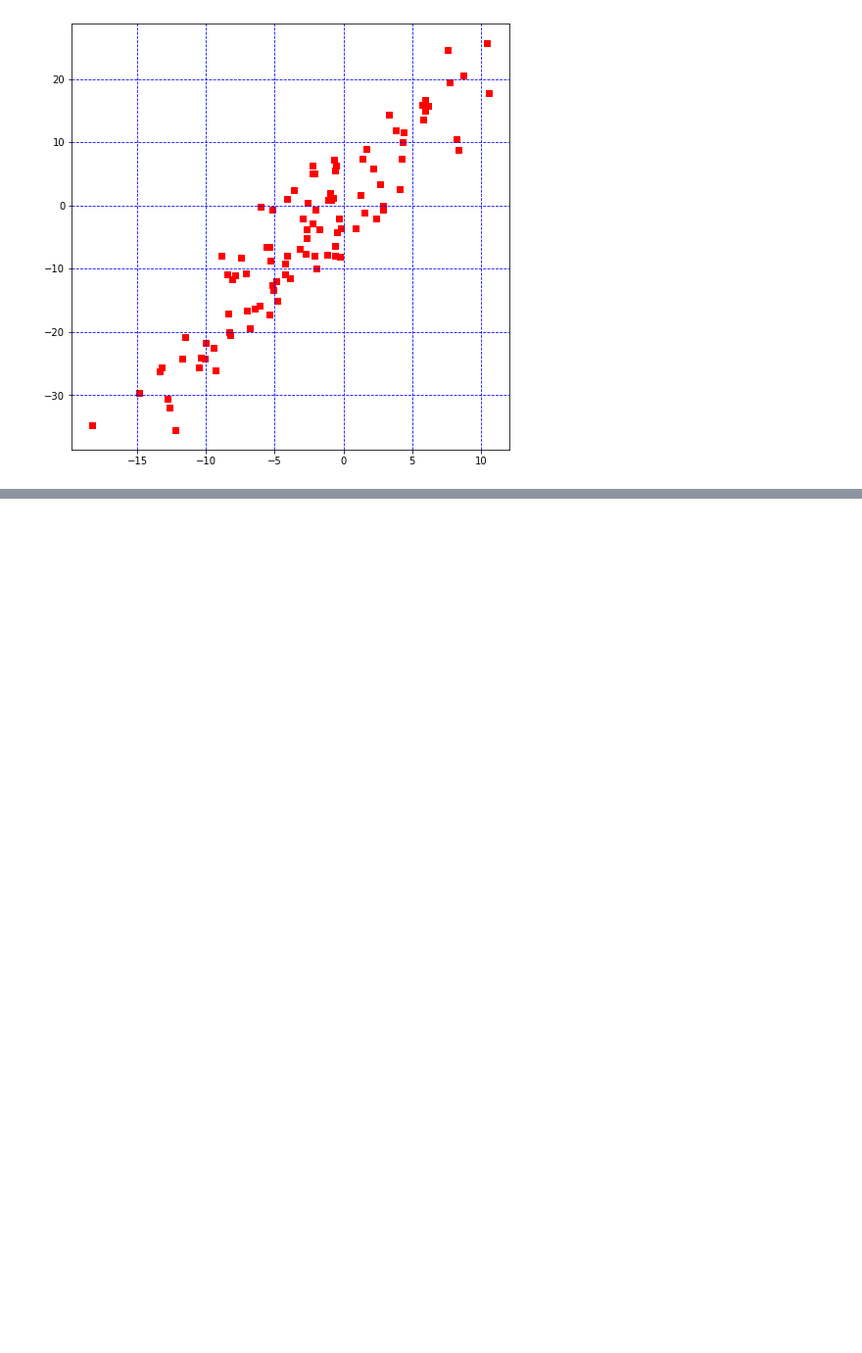
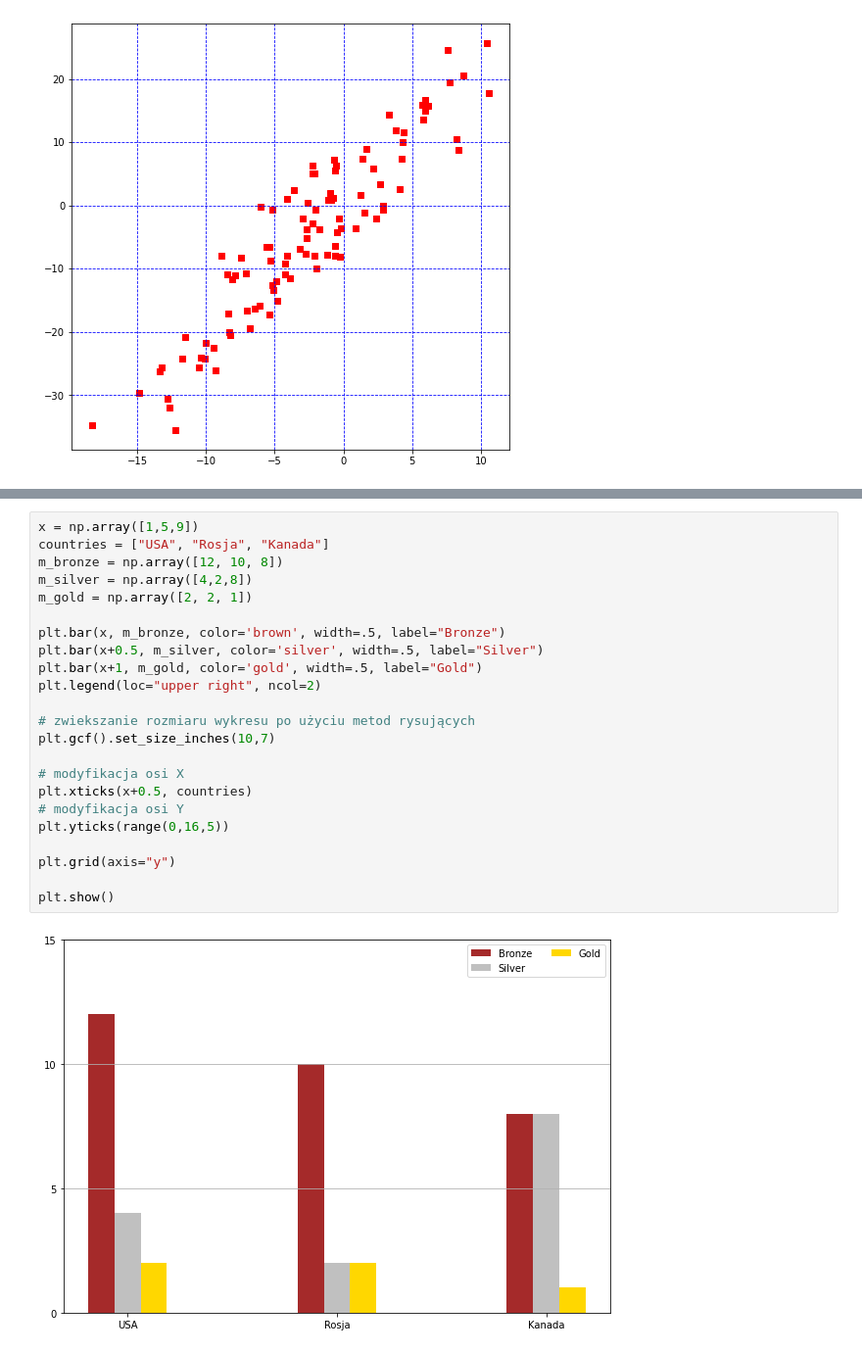
Before and after one commit to pad0910/Python2A, a Jupyter notebook: Dzien05/02-matplotlib.ipynb, the cells around one changed output, grey strips where cells are left out. Shown at 98% size. Cells and saved outputs as stored; diff of their text form; blank space fills up the shorter version.

```diff
--- a/Dzien05/02-matplotlib.ipynb
+++ b/Dzien05/02-matplotlib.ipynb
@@ -54,0 +81,25 @@ plt.show()
+# %%
+x = np.array([1,5,9])
+countries = ["USA", "Rosja", "Kanada"]
+m_bronze = np.array([12, 10, 8])
+m_silver = np.array([4,2,8])
+m_gold = np.array([2, 2, 1])
+
+plt.bar(x, m_bronze, color='brown', width=.5, label="Bronze")
+plt.bar(x+0.5, m_silver, color='silver', width=.5, label="Silver")
+plt.bar(x+1, m_gold, color='gold', width=.5, label="Gold")
+plt.legend(loc="upper right", ncol=2)
+
+# zwiekszanie rozmiaru wykresu po użyciu metod rysujących
+plt.gcf().set_size_inches(10,7)
+
+# modyfikacja osi X
+plt.xticks(x+0.5, countries)
+# modyfikacja osi Y
+plt.yticks(range(0,16,5))
+
+plt.grid(axis="y")
+
+plt.show()
+# %% [output]
+[figure, added]
```
Also changed, not shown: parts of 4 cells of this notebook, 4 other files.
